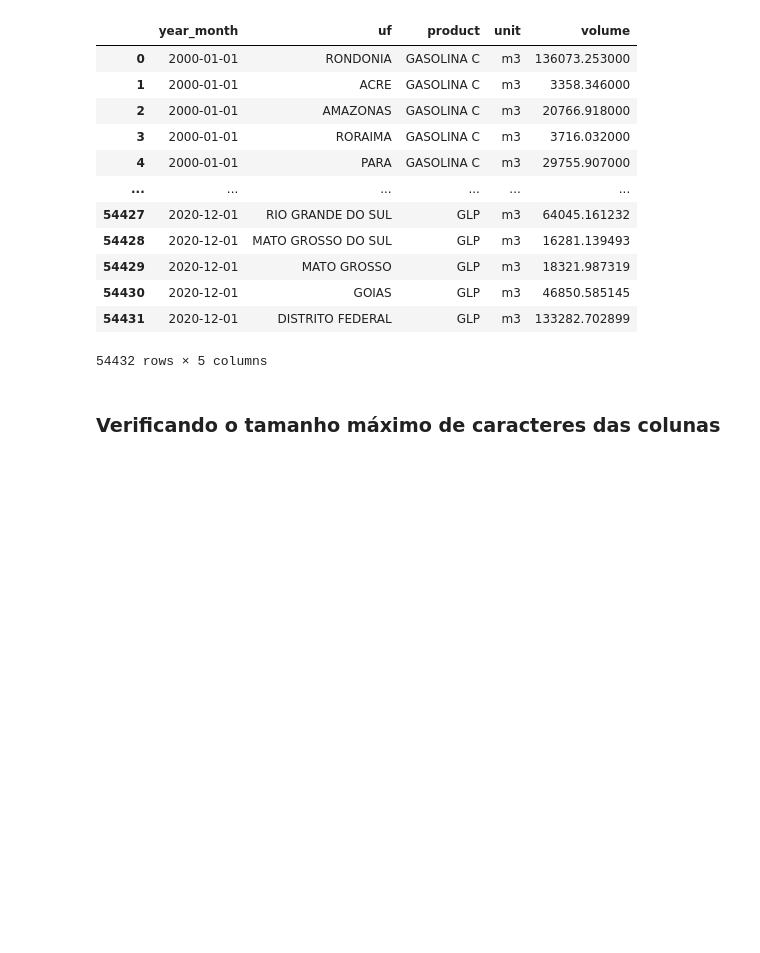
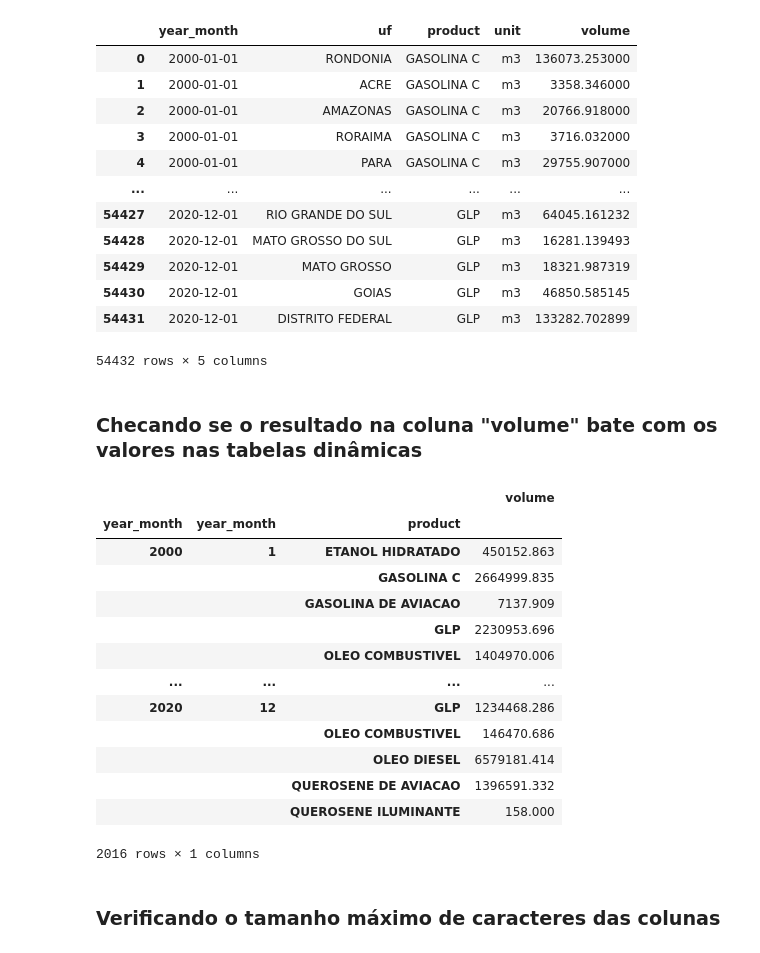
Before and after one commit to audreyemmely/data-engineering-test, a Jupyter notebook: solution/exploring_data.ipynb, the cells around one changed output. Cells and saved outputs as stored; diff of their text form; code cells hidden in the pictures; blank space fills up the shorter version.

Commit message:
comparing results

```diff
--- a/solution/exploring_data.ipynb
+++ b/solution/exploring_data.ipynb
@@ -178,6 +178,29 @@ fuel
 | 54430 | 2020-12-01 | GOIAS | GLP | m3 | 46850.585145 |
 | 54431 | 2020-12-01 | DISTRITO FEDERAL | GLP | m3 | 133282.702899 |
 54432 rows × 5 columns
+# %% [markdown]
+### Checando se o resultado na coluna "volume" bate com os valores nas tabelas dinâmicas
+# %%
+totalSum = fuel.groupby([pd.to_datetime(fuel['year_month']).dt.year,
+                       pd.to_datetime(fuel['year_month']).dt.month,
+                       'product']).agg({'volume': sum}).round(3)
+# %%
+totalSum
+# %% [output]
+|  |  |  | volume |
+| year_month | year_month | product |  |
+| 2000 | 1 | ETANOL HIDRATADO | 450152.863 |
+|  |  | GASOLINA C | 2664999.835 |
+|  |  | GASOLINA DE AVIACAO | 7137.909 |
+|  |  | GLP | 2230953.696 |
+|  |  | OLEO COMBUSTIVEL | 1404970.006 |
+| ... | ... | ... | ... |
+| 2020 | 12 | GLP | 1234468.286 |
+|  |  | OLEO COMBUSTIVEL | 146470.686 |
+|  |  | OLEO DIESEL | 6579181.414 |
+|  |  | QUEROSENE DE AVIACAO | 1396591.332 |
+|  |  | QUEROSENE ILUMINANTE | 158.000 |
+2016 rows × 1 columns
 # %% [markdown]
 ### Verificando o tamanho máximo de caracteres das colunas
 # %%
```
Also changed, not shown: parts of 1 cell of this notebook.
